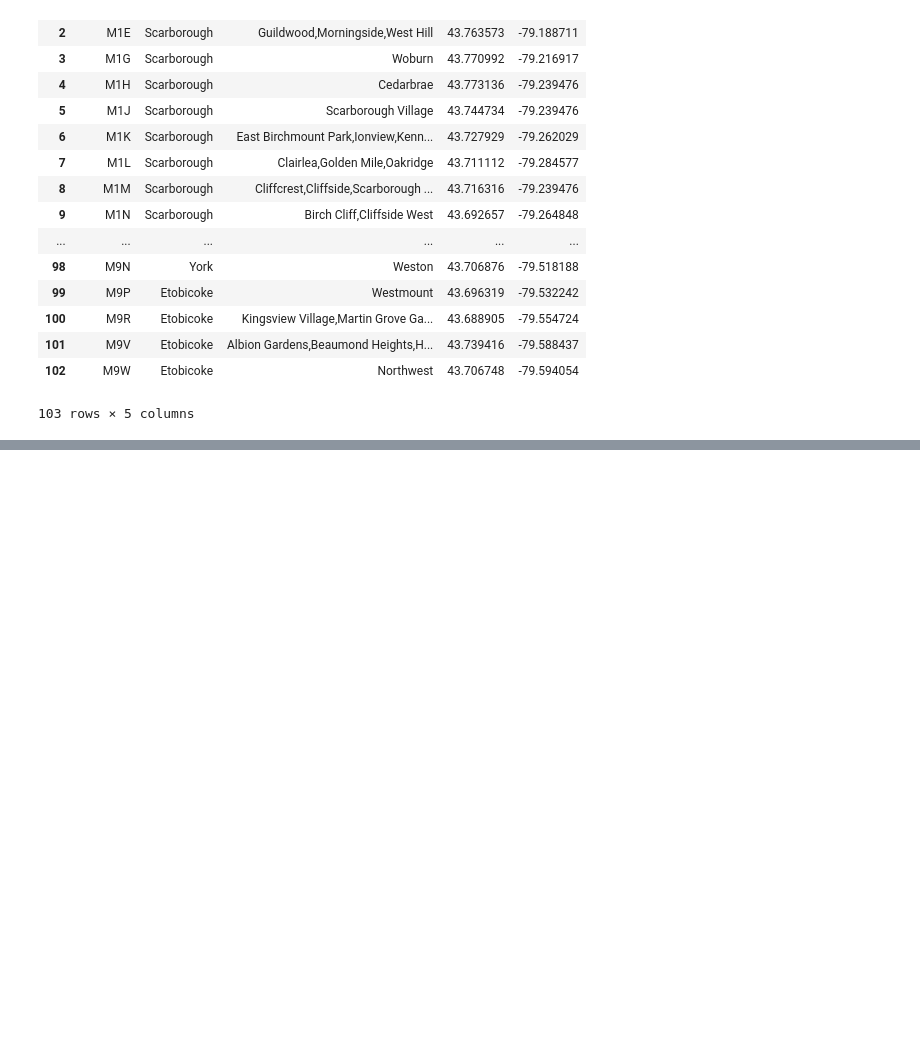
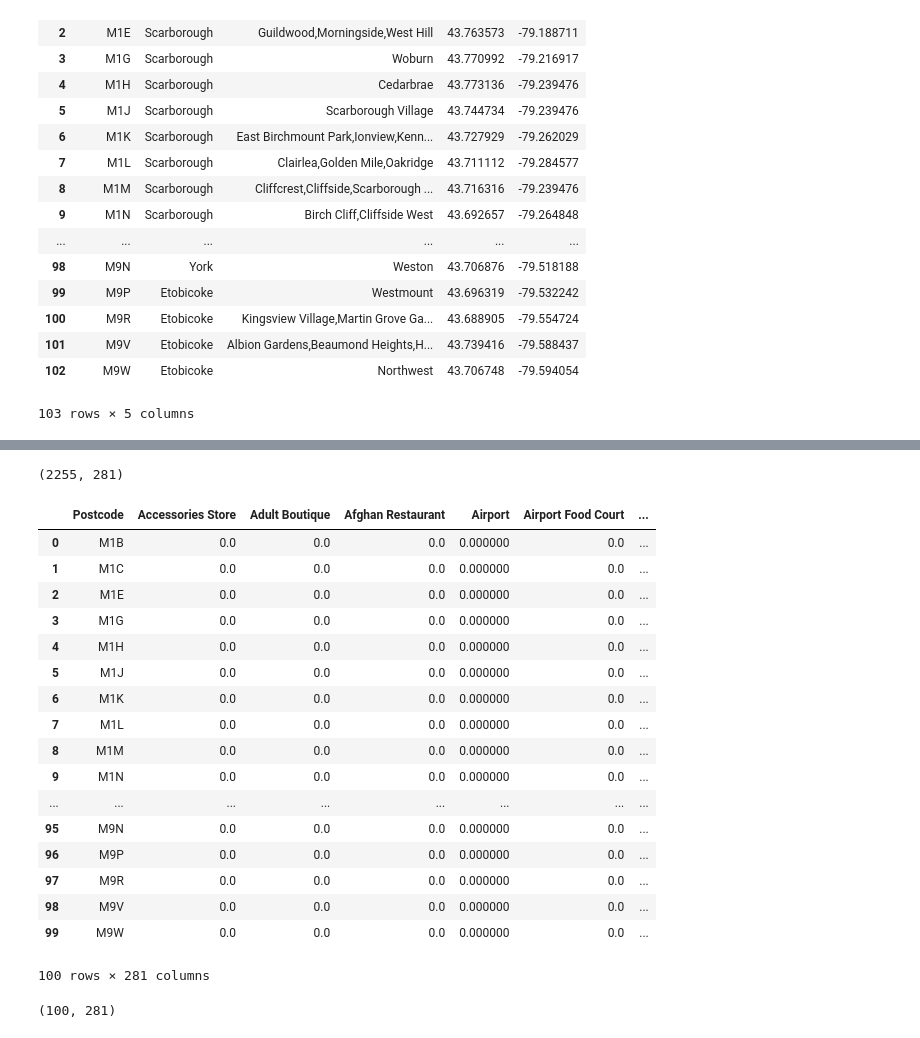
Before and after one commit to benjamin-weller/DataCapstone, a Jupyter notebook: Weller Capstone.ipynb, the cells around one changed output, grey strips where cells are left out. Cells and saved outputs as stored; diff of their text form; code cells hidden in the pictures; blank space fills up the shorter version.

```diff
--- a/Weller Capstone.ipynb
+++ b/Weller Capstone.ipynb
@@ -144,0 +147,15 @@ new_df
+# %%
+# Should be the location
+latitude, longitude = 43.761539, -79.411079
+map_toronto = folium.Map(location=[latitude, longitude], zoom_start=10)
+
+for lat, lng, label in zip(new_df['Latitude'], new_df['Longitude'], new_df['Postcode']):
+    label = folium.Popup(label)
+    folium.CircleMarker(
+        [lat, lng],
+        radius=5,
+        popup=label,
+        color='blue',
+        fill=True,
+        fill_color='#3186cc',
+        fill_opacity=0.7).add_to(map_toronto)
@@ -144,0 +169,8 @@ new_df
+# %%
+CLIENT_ID = "WVDY1T2NJCFNF2HJROXARRHCR2KWFOFAFZNGGM3PP1Z4XAWB"
+CLIENT_SECRET = "IHF5MAVHZ1Y4CL0UALKM5UWFBY3PEYWUDB51TK3I1PBIJBWR"
+VERSION = '20180605'
+
+LIMIT = 100 # limit of number of venues returned by Foursquare API
+
+radius = 500 # define radius
@@ -144,0 +217,5 @@ new_df
+# %%
+toronto_venues = getNearbyVenues(names=new_df['Postcode'],
+                                   latitudes=new_df['Latitude'],
+                                   longitudes=new_df['Longitude']
+                                  )
@@ -144,0 +261,8 @@ new_df
+# %%
+toronto_onehot = pd.get_dummies(toronto_venues[['Venue Category']], prefix="", prefix_sep="")
+toronto_onehot['Postcode'] = toronto_venues['Postcode']
+
+fixed_columns = [toronto_onehot.columns[-1]] + list(toronto_onehot.columns[:-1])
+toronto_onehot = toronto_onehot[fixed_columns]
+
+toronto_onehot.head()
@@ -144,0 +277,32 @@ new_df
+# %%
+# Should be 100x281, I used the length of the grouped by postal codes df....my bad
+toronto_onehot.shape
+# %% [output]
+(2255, 281)
+# %%
+toronto_grouped = toronto_onehot.groupby('Postcode').mean().reset_index()
+toronto_grouped
+# %% [output]
+|  | Postcode | Accessories Store | Adult Boutique | Afghan Restaurant | Airport | Airport Food Court | ... |
+| 0 | M1B | 0.0 | 0.0 | 0.0 | 0.000000 | 0.0 | ... |
+| 1 | M1C | 0.0 | 0.0 | 0.0 | 0.000000 | 0.0 | ... |
+| 2 | M1E | 0.0 | 0.0 | 0.0 | 0.000000 | 0.0 | ... |
+| 3 | M1G | 0.0 | 0.0 | 0.0 | 0.000000 | 0.0 | ... |
+| 4 | M1H | 0.0 | 0.0 | 0.0 | 0.000000 | 0.0 | ... |
+| 5 | M1J | 0.0 | 0.0 | 0.0 | 0.000000 | 0.0 | ... |
+| 6 | M1K | 0.0 | 0.0 | 0.0 | 0.000000 | 0.0 | ... |
+| 7 | M1L | 0.0 | 0.0 | 0.0 | 0.000000 | 0.0 | ... |
+| 8 | M1M | 0.0 | 0.0 | 0.0 | 0.000000 | 0.0 | ... |
+| 9 | M1N | 0.0 | 0.0 | 0.0 | 0.000000 | 0.0 | ... |
+| ... | ... | ... | ... | ... | ... | ... | ... |
+| 95 | M9N | 0.0 | 0.0 | 0.0 | 0.000000 | 0.0 | ... |
+| 96 | M9P | 0.0 | 0.0 | 0.0 | 0.000000 | 0.0 | ... |
+| 97 | M9R | 0.0 | 0.0 | 0.0 | 0.000000 | 0.0 | ... |
+| 98 | M9V | 0.0 | 0.0 | 0.0 | 0.000000 | 0.0 | ... |
+| 99 | M9W | 0.0 | 0.0 | 0.0 | 0.000000 | 0.0 | ... |
+100 rows × 281 columns
+# %%
+toronto_grouped.shape
+# This is more like it
+# %% [output]
+(100, 281)
```
Also changed, not shown: parts of 21 cells of this notebook.
